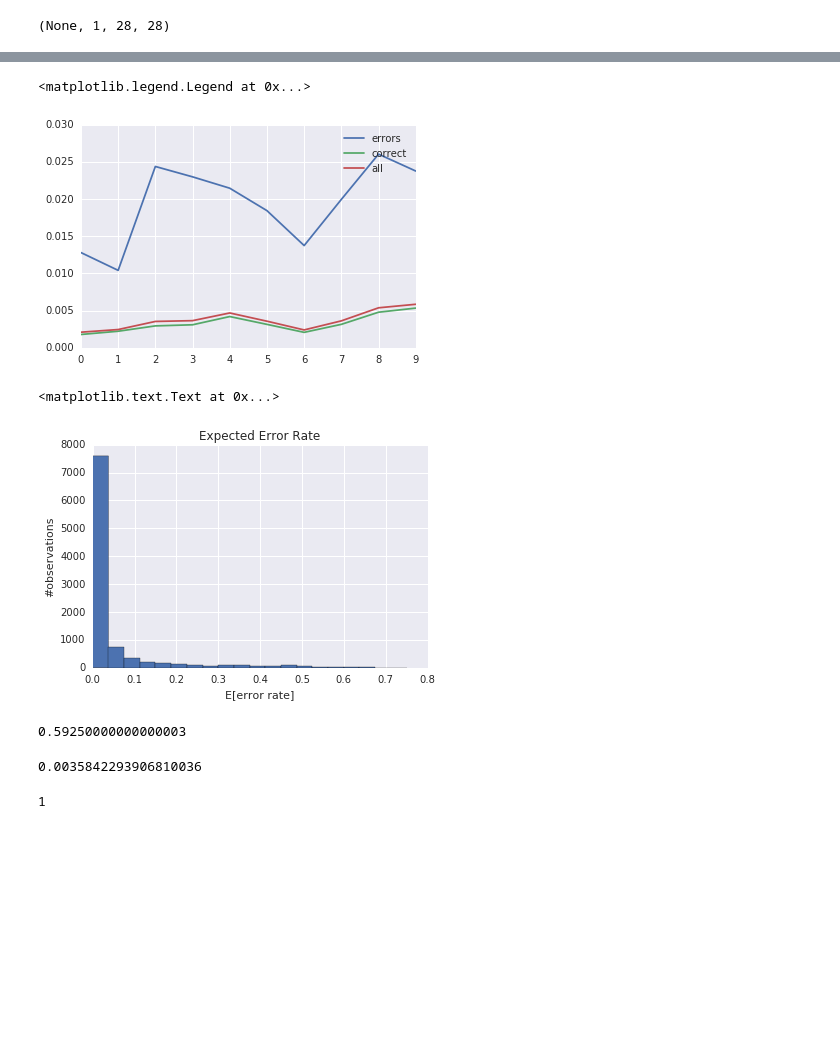
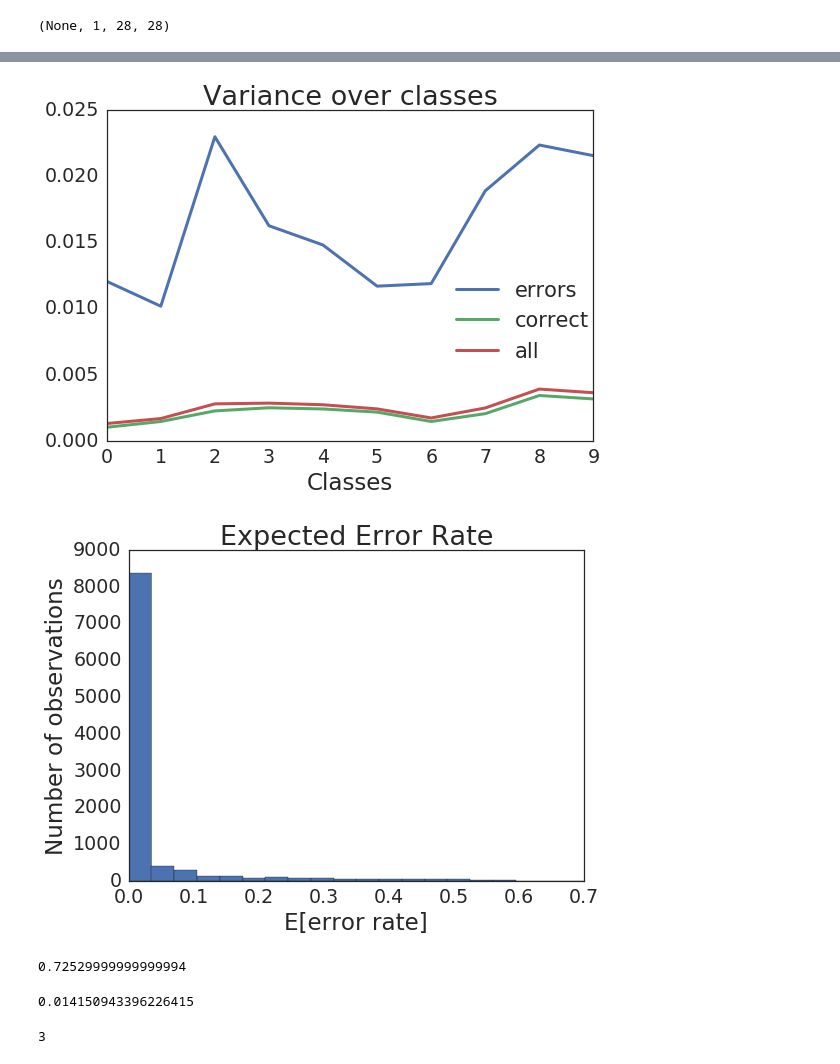
Before and after one commit to isachenkoroma/BNN, a Jupyter notebook: code/MNIST.ipynb, the cells around one changed output, grey strips where cells are left out. Saved outputs shown, nothing was run; the diff lists cells and outputs as text; code cells hidden in the pictures; blank space fills up the shorter version.

```diff
--- a/code/MNIST.ipynb
+++ b/code/MNIST.ipynb
@@ -24,5 +30,7 @@ from sklearn.model_selection import train_test_split
 from sklearn.datasets import fetch_mldata
 from sklearn.metrics import accuracy_score
+# %%
+DATA = 'MNIST'
 # %%
 def load_dataset():
     # We first define a download function, supporting both Python 2 and 3.
@@ -85,9 +93,9 @@ class PriorWeights(object):
                            shape=shape)
 # %%
 def build_ann(prior_b, prior_W, input_var, target_var,
-              input_shape, params=[176, 64]):
+              input_shape, params=[176, 64, 10]):
 
-    n_hid1, n_hid2 = params
+    n_hid1, n_hid2, n_classes = params
     with pm.Model() as neural_network:
         l_in = lasagne.layers.InputLayer(shape=input_shape,
                                          input_var=input_var)
@@ -111,12 +119,12 @@ def build_ann(prior_b, prior_W, input_var, target_var,
                             nonlinearity=lasagne.nonlinearities.tanh)
 
         l_dense2 = lasagne.layers.DenseLayer(
-                            l_dense1, num_units=n_hid2,
+                            l_pool2, num_units=n_hid2,
                             b=prior_b, W=prior_W,
                             nonlinearity=lasagne.nonlinearities.tanh)
 
         l_out = lasagne.layers.DenseLayer(
-                            l_dense2, num_units=10,
+                            l_dense2, num_units=n_classes,
                             b=prior_b, W=prior_W,
                             nonlinearity=lasagne.nonlinearities.softmax,
         )
@@ -145,9 +153,9 @@ minibatch_y = pm.generator(create_minibatch(y_train))
 neural_network_minibatch = build_ann(PriorWeights(mode='b', prior='gauss', std=0.1),
                                      PriorWeights(mode='W', prior='gauss', std=0.1),
                                      minibatch_X, minibatch_y,
-                                     input_shape, params=[256, 64])
+                                     input_shape, params=[176, 64, 10])
 # %%
-ADVI_ITERS = 50000
+ADVI_ITERS = 80000
 N_SAMPLES = 500
 # %%
 with neural_network_minibatch:
@@ -207,33 +216,43 @@ check_the_error_at(1)
 # %%
-plt.plot(y_preds_posterior.var(0)[error_under_posterior].mean(0), label='errors')
-plt.plot(y_preds_posterior.var(0)[~error_under_posterior].mean(0), label='correct')
-plt.plot(y_preds_posterior.var(0).mean(0), label='all')
-plt.legend()
+plt.figure(figsize=(8, 6))
+plt.tick_params(axis='both', which='major', labelsize=19)
+plt.tick_params(axis='both', which='minor', labelsize=8)
+plt.plot(y_preds_posterior.var(0)[error_under_posterior].mean(0), lw=3, label='errors')
+plt.plot(y_preds_posterior.var(0)[~error_under_posterior].mean(0), lw=3, label='correct')
+plt.plot(y_preds_posterior.var(0).mean(0), lw=3, label='all')
+plt.title('Variance over classes', fontsize=27);
+plt.xlabel('Classes', fontsize=23)
+plt.legend(bbox_to_anchor=(0.7, 0.51), loc=2, borderaxespad=0., fontsize=21)
+plt.tight_layout()
+plt.savefig('pic/' + DATA + '/variance.png')
 # %% [output]
-<matplotlib.legend.Legend at 0x...>
-[figure, old version]
+[figure, new version]
 # %%
 y_preds_labels = np.argmax(y_preds_posterior, axis=-1)
+plt.figure(figsize=(8, 6))
+plt.tick_params(axis='both', which='major', labelsize=19)
+plt.tick_params(axis='both', which='minor', labelsize=8)
 prediction_expected_error_rate = (y_preds_labels != y_pred_posterior).mean(0)
 plt.hist(prediction_expected_error_rate, bins=20)
-plt.title('Expected Error Rate');
-plt.xlabel('E[error rate]')
-plt.ylabel('#observations')
+plt.title('Expected Error Rate', fontsize=27);
+plt.xlabel('E[error rate]', fontsize=23)
+plt.ylabel('Number of observations', fontsize=23)
+plt.tight_layout()
+plt.savefig('pic/' + DATA + '/eer.png')
 # %% [output]
-<matplotlib.text.Text at 0x...>
-[figure, old version]
+[figure, new version]
 # %%
 ((prediction_expected_error_rate != 0) == error_under_posterior).mean()
 # %% [output]
-0.59250000000000003
+0.72529999999999994
 # %%
 (prediction_expected_error_rate[error_under_posterior] == 0).mean()
 # %% [output]
-0.0035842293906810036
+0.014150943396226415
 # %%
 (prediction_expected_error_rate[error_under_posterior] == 0).sum()
 # %% [output]
-1
+3
 # %%
 houston_we_have_a_problem = prediction_expected_error_rate[error_under_posterior] == 0
 # %%
```
Also changed, not shown: parts of 14 cells of this notebook, 8 other files.
